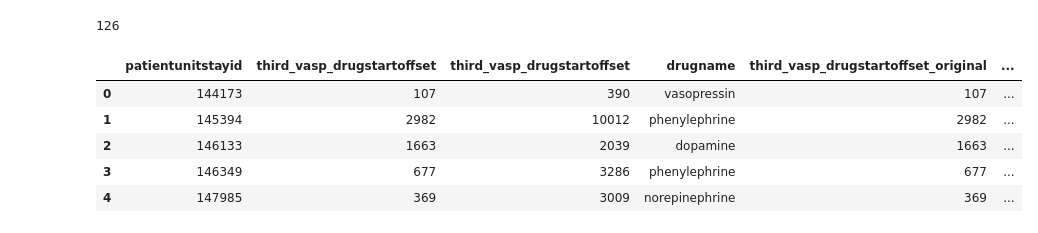
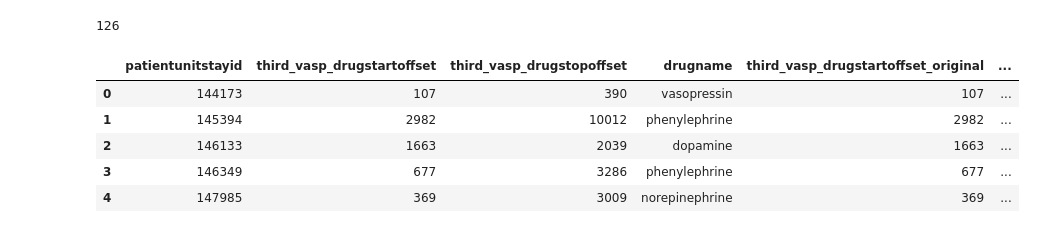
Before and after one commit to rmadushani/Three_vasopressor_problem, a Jupyter notebook: eICU/codes/eICU_Three_Vasopressors.ipynb, the cells around one changed output. Cells and saved outputs as stored; diff of their text form; code cells hidden in the pictures.

```diff
--- a/eICU/codes/eICU_Three_Vasopressors.ipynb
+++ b/eICU/codes/eICU_Three_Vasopressors.ipynb
@@ -205,6 +205,7 @@ def merge_vasopressors(dat_by_icu_stays):
 merged_dat = med_vasp_dat_new.groupby(by='patientunitstayid').apply(merge_vasopressors)
 
 merged_dat.reset_index(drop=True, inplace=True)
+merged_dat = merged_dat.astype({'patientunitstayid': 'int64', 'drugstartoffset': 'int64', 'drugstopoffset': 'int64'})
 merged_dat.head()
 # %% [output]
 |  | patientunitstayid | drugstartoffset | drugstopoffset | drugname_cleaned |
@@ -252,5 +253,7 @@ def third_vasp(dat):
 ## Extract third vasopressor times
 merged_dat.sort_values(by=['patientunitstayid', 'drugstartoffset', 'drugstopoffset'], ascending=True, inplace=True)
 third_vasp_time_dat = merged_dat.groupby(by='patientunitstayid').apply(third_vasp)
+third_vasp_time_dat = third_vasp_time_dat.astype({'patientunitstayid': 'int64', 'drugstartoffset': 'int64', 'drugstopoffset': 'int64', 'drugstartoffset_original':  'int64', 'first_vasp_drugstartoffset': 'int64', 'second_vasp_drugstartoffset': 'int64'})
+third_vasp_time_dat.reset_index(drop=True, inplace=True)
 third_vasp_time_dat.head()
 # %% [output]
@@ -271,12 +273,10 @@ print(sum(third_vasp_time_dat.drugstartoffset_original<0))
 third_vasp_time_dat = third_vasp_time_dat.loc[third_vasp_time_dat.drugstartoffset_original>=0,:]
 # %%
 ## Rename columns of third vasopressor times
-third_vasp_time_dat.rename(columns={'drugstartoffset': 'third_vasp_drugstartoffset', 'drugstopoffset': 'third_vasp_drugstartoffset', 'drugstartoffset_original': 'third_vasp_drugstartoffset_original', 'drugname_cleaned': 'drugname'}, inplace=True)
-
-third_vasp_time_dat.reset_index(drop=True, inplace=True)
+third_vasp_time_dat.rename(columns={'drugstartoffset': 'third_vasp_drugstartoffset', 'drugstopoffset': 'third_vasp_drugstopoffset', 'drugstartoffset_original': 'third_vasp_drugstartoffset_original', 'drugname_cleaned': 'drugname'}, inplace=True)
 third_vasp_time_dat.head()
 # %% [output]
-|  | patientunitstayid | third_vasp_drugstartoffset | third_vasp_drugstartoffset | drugname | third_vasp_drugstartoffset_original | ... |
+|  | patientunitstayid | third_vasp_drugstartoffset | third_vasp_drugstopoffset | drugname | third_vasp_drugstartoffset_original | ... |
 | 0 | 144173 | 107 | 390 | vasopressin | 107 | ... |
 | 1 | 145394 | 2982 | 10012 | phenylephrine | 2982 | ... |
 | 2 | 146133 | 1663 | 2039 | dopamine | 1663 | ... |
```
Also changed, not shown: parts of 16 cells of this notebook.
